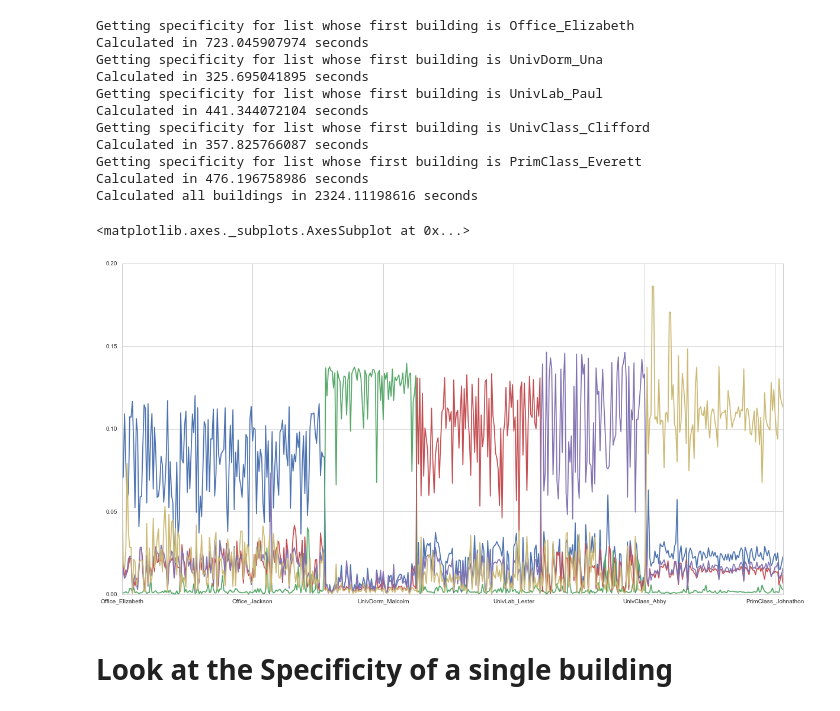
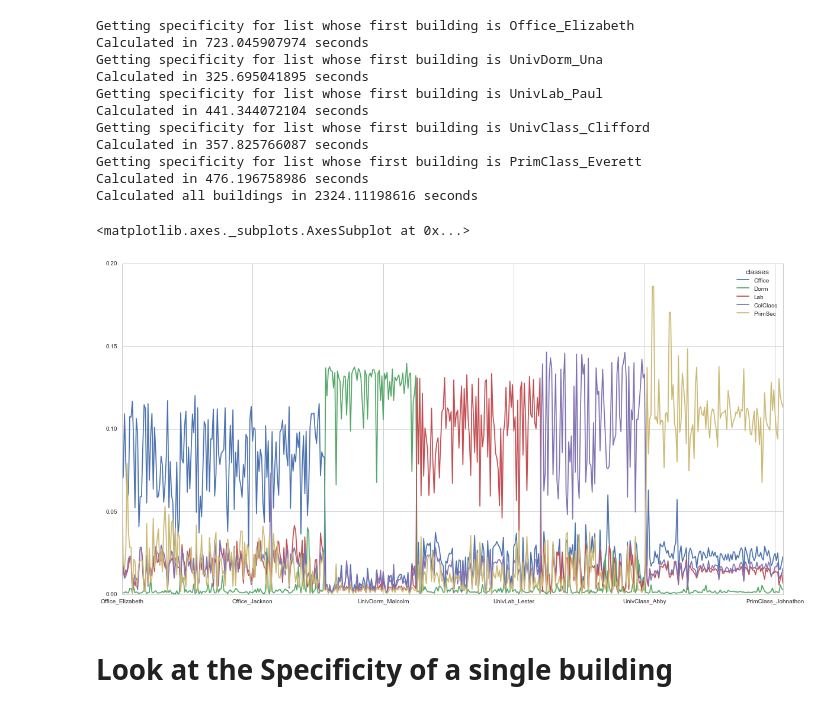
Before and after one commit to buds-lab/the-building-data-genome-project, a Jupyter notebook: notebooks/11_ jMotif - Hourly Model to get Weekly Specificity Metrics a=6, p=14, w=168.ipynb, the cells around one changed output. Saved outputs shown, nothing was run; the diff lists cells and outputs as text; code cells hidden in the pictures.

```diff
--- a/notebooks/11_ jMotif - Hourly Model to get Weekly Specificity Metrics a=6, p=14, w=168.ipynb
+++ b/notebooks/11_ jMotif - Hourly Model to get Weekly Specificity Metrics a=6, p=14, w=168.ipynb
@@ -273,10 +273,10 @@ Getting specificity for list whose first building is PrimClass_Everett
 Calculated in 476.196758986 seconds
 Calculated all buildings in 2324.11198616 seconds
 # %%
-feature_cosine_similarity.T.plot(figsize=(20,10), legend=False)
+feature_cosine_similarity.T.plot(figsize=(20,10))
 # %% [output]
 <matplotlib.axes._subplots.AxesSubplot at 0x...>
-[figure, old version]
+[figure, new version]
 # %% [markdown]
 # Look at the Specificity of a single building
 # %%
```
Also changed, not shown: 4 other files.
